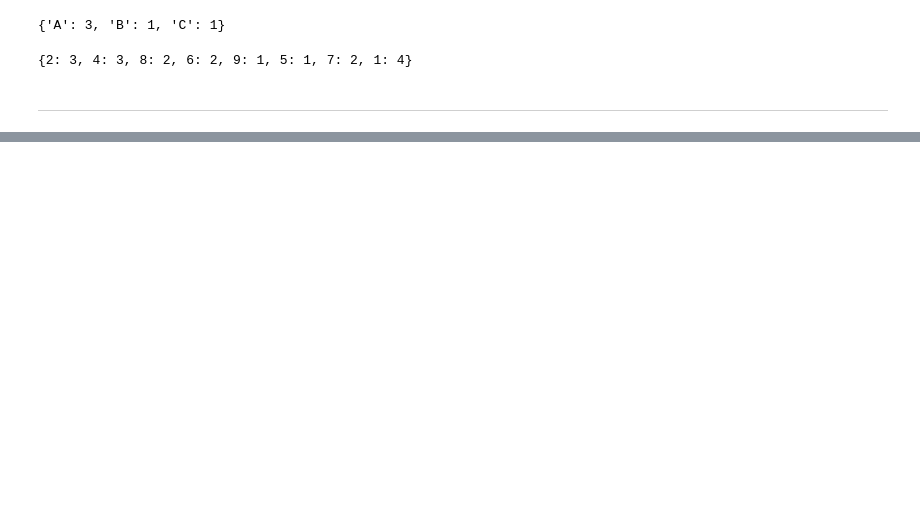
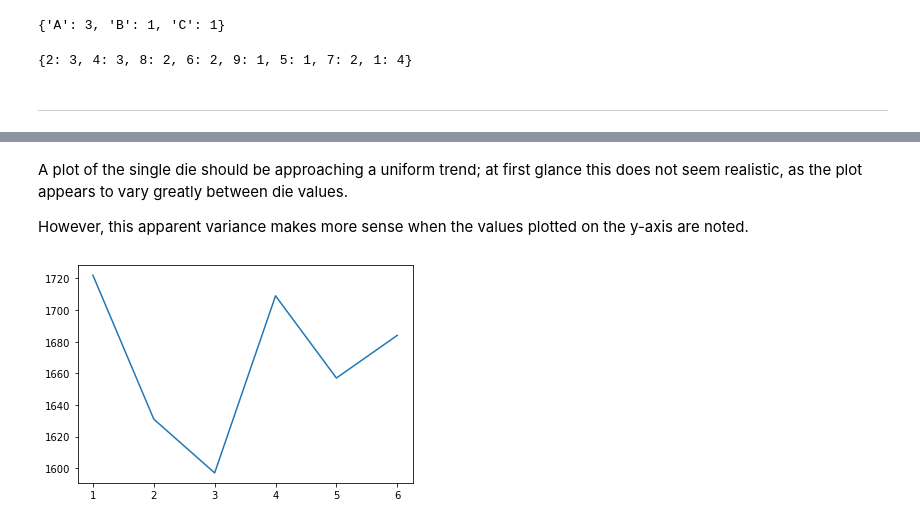
Before and after one commit to dervlac/tasks2020-FDA, a Jupyter notebook: Fundamentals of Data Analysis 2020 Tasks.ipynb, the cells around one changed output, grey strips where cells are left out. Cells and saved outputs as stored; diff of their text form; code cells hidden in the pictures; blank space fills up the shorter version.

```diff
--- a/Fundamentals of Data Analysis 2020 Tasks.ipynb
+++ b/Fundamentals of Data Analysis 2020 Tasks.ipynb
@@ -27,5 +21,5 @@ References:
 # %%
-def list_count(input_list):
+def counts(input_list):
     #creating an empty dictionary to hold the output
     output = dict()
     #for loop will iterate through each element in the input
@@ -52,0 +61,14 @@ list_count(x)
+# %%
+import random
+def dicerolls(k,n):
+    # define an empty array to store the value for each iteration of rolling the dice
+    output = []
+    for i in range(n):
+        # define roll as a variable to store the sum of all rolled dice for each throw
+        roll = 0
+        for j in range(k):
+            # randint is inclusive of the upper and lower bounds, so 1 and 6 are used as input parameters
+            roll += random.randint(1,6)
+        output.append(roll)
+    # the counts function will add up the occurence of each possible result
+    return counts(output)
@@ -52,0 +80,3 @@ list_count(x)
+# %%
+x = dicerolls(1,10000)
+x
@@ -52,0 +102,12 @@ list_count(x)
+# %% [markdown]
+A plot of the single die should be approaching a uniform trend; at first glance this does not seem realistic, as the plot appears to vary greatly between die values.
+
+However, this apparent variance makes more sense when the values plotted on the y-axis are noted.
+# %%
+import matplotlib.pyplot as plt
+# method for plotting a dictionary found at [4]
+a,b = zip(*sorted(x.items()))
+plt.plot(a,b)
+plt.show()
+# %% [output]
+[figure, added]
```
Also changed, not shown: parts of 15 cells of this notebook.
